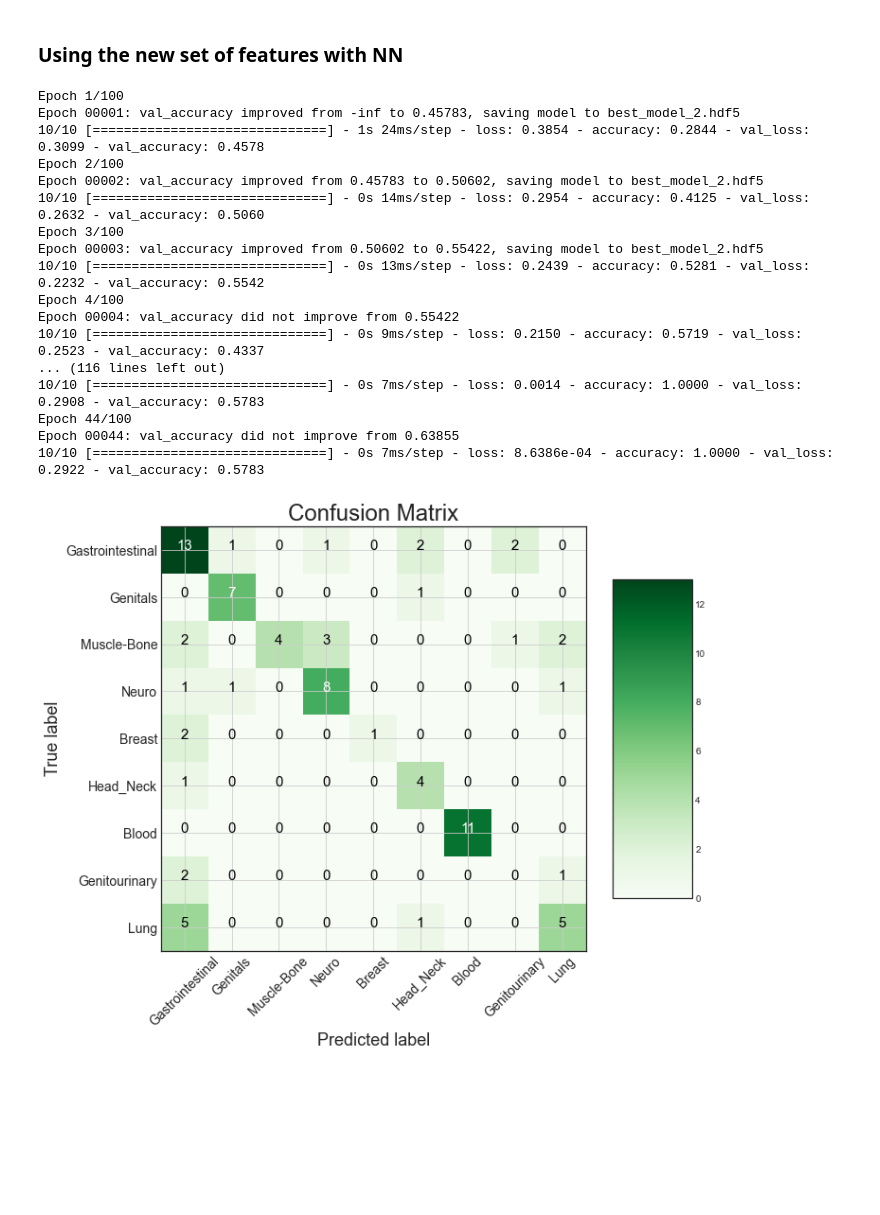
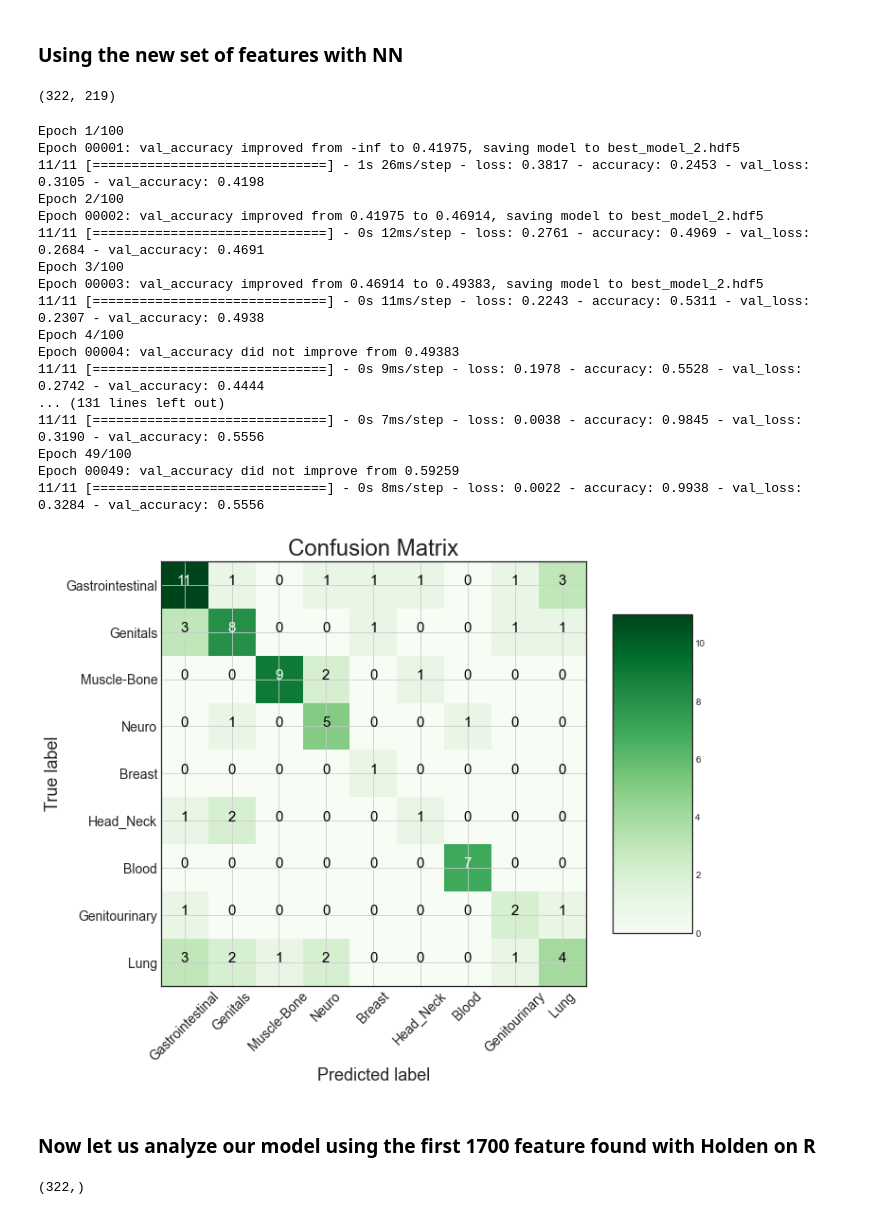
Before and after one commit to chiaraboetti/SML-project, a Jupyter notebook: model/multiclass/RF_multi.ipynb, the cells around one changed output. Drawn from its saved outputs; the diff is of its cells as text; code cells hidden in the pictures; blank space fills up the shorter version.

```diff
--- a/model/multiclass/RF_multi.ipynb
+++ b/model/multiclass/RF_multi.ipynb
@@ -150,7 +147,7 @@ plot_confusion_matrix(cm, classes = Cancer_Type,
 out = cross_validate(rf_class_weighted, x_train, y_train, cv = 5, n_jobs = -1,
                 scoring = 'accuracy', return_estimator = True)
 # %%
-x_train_feature_impo = Training.drop(['label','Unnamed: 0','DepMap_ID'], axis = 1)
+x_train_feature_impo = train1.drop(['label','Unnamed: 0','DepMap_ID'], axis = 1)
 
 feat_impo_all = []
 for i, estimator in enumerate(out['estimator']):
@@ -204,17 +201,13 @@ df3 = pd.DataFrame(feat_impo_all[3])
 df4 = pd.DataFrame(feat_impo_all[4])
 
 #consider the features that show up in all the 5 list of the important features
-most_impo_feat = pd.concat([df0, df1, df2, df3, df4], axis = 1).dropna()  #207 features
-genes = most_feat_impo.index
+most_impo_feat = pd.concat([df0, df1, df2, df3, df4], axis = 1).dropna()  #219 features
+genes = most_impo_feat.index
 # %%
-Training2, Test2 = train_test_split(second_split, train_size = 320,
-                                   test_size = 83, random_state=42,
-                                   shuffle=True, stratify=None,
-)
-
-y_test_2 = Test2.iloc[:,17395]
-x_train_2 = np.array(Training2.filter(genes, axis = 1))
-y_train_2 = Training2.iloc[:,17395]
-x_test_2 = np.array(Test2.filter(genes,axis = 1))
+# use data2 split that has been done at the beginning
+y_test_2 = test2.iloc[:,17395]
+x_train_2 = np.array(train2.filter(genes, axis = 1))
+y_train_2 = train2.iloc[:,17395]
+x_test_2 = np.array(test2.filter(genes,axis = 1))
 # %%
 #balanced RF
@@ -265,9 +256,13 @@ from keras import backend as K
 from sklearn.metrics import multilabel_confusion_matrix,confusion_matrix
 from sklearn.inspection import permutation_importance
 from sklearn.model_selection import train_test_split
+# %%
+np.shape(x_train_2)
+# %% [output]
+(322, 219)
 # %%
-X_train_reshaped = x_train_2.reshape(320,207)
-X_test_reshaped = x_test_2.reshape(83,207)
+X_train_reshaped = x_train_2.reshape(322,219)
+X_test_reshaped = x_test_2.reshape(81,219)
 
 y_train_NN = pd.get_dummies(y_train_2)
 y_test_NN = pd.get_dummies(y_test_2)
@@ -322,7 +317,7 @@ def categorical_focal_loss(alpha, gamma=2.):
 model = Sequential()
 
 #1°layer
-model.add(Dense(1500, input_shape=(207,)))
+model.add(Dense(1500, input_shape=(219,)))
 model.add(Activation('relu'))
 model.add(Dropout(0.2))
 
@@ -355,34 +350,36 @@ hystory = model.fit(X_train_reshaped, y_train_NN,
                    callbacks = (early_stopping_monitor,model_chekpoint_callback))
 # %% [output]
 Epoch 1/100
-Epoch 00001: val_accuracy improved from -inf to 0.45783, saving model to best_model_2.hdf5
-10/10 [==============================] - 1s 24ms/step - loss: 0.3854 - accuracy: 0.2844 - val_loss: 0.3099 - val_accuracy: 0.4578
+Epoch 00001: val_accuracy improved from -inf to 0.41975, saving model to best_model_2.hdf5
+11/11 [==============================] - 1s 26ms/step - loss: 0.3817 - accuracy: 0.2453 - val_loss: 0.3105 - val_accuracy: 0.4198
 Epoch 2/100
-Epoch 00002: val_accuracy improved from 0.45783 to 0.50602, saving model to best_model_2.hdf5
-10/10 [==============================] - 0s 14ms/step - loss: 0.2954 - accuracy: 0.4125 - val_loss: 0.2632 - val_accuracy: 0.5060
+Epoch 00002: val_accuracy improved from 0.41975 to 0.46914, saving model to best_model_2.hdf5
+11/11 [==============================] - 0s 12ms/step - loss: 0.2761 - accuracy: 0.4969 - val_loss: 0.2684 - val_accuracy: 0.4691
 Epoch 3/100
-Epoch 00003: val_accuracy improved from 0.50602 to 0.55422, saving model to best_model_2.hdf5
-10/10 [==============================] - 0s 13ms/step - loss: 0.2439 - accuracy: 0.5281 - val_loss: 0.2232 - val_accuracy: 0.5542
+Epoch 00003: val_accuracy improved from 0.46914 to 0.49383, saving model to best_model_2.hdf5
+11/11 [==============================] - 0s 11ms/step - loss: 0.2243 - accuracy: 0.5311 - val_loss: 0.2307 - val_accuracy: 0.4938
 Epoch 4/100
-Epoch 00004: val_accuracy did not improve from 0.55422
-10/10 [==============================] - 0s 9ms/step - loss: 0.2150 - accuracy: 0.5719 - val_loss: 0.2523 - val_accuracy: 0.4337
-... (116 lines left out)
-10/10 [==============================] - 0s 7ms/step - loss: 0.0014 - accuracy: 1.0000 - val_loss: 0.2908 - val_accuracy: 0.5783
-Epoch 44/100
-Epoch 00044: val_accuracy did not improve from 0.63855
-10/10 [==============================] - 0s 7ms/step - loss: 8.6386e-04 - accuracy: 1.0000 - val_loss: 0.2922 - val_accuracy: 0.5783
+Epoch 00004: val_accuracy did not improve from 0.49383
+11/11 [==============================] - 0s 9ms/step - loss: 0.1978 - accuracy: 0.5528 - val_loss: 0.2742 - val_accuracy: 0.4444
+... (131 lines left out)
+11/11 [==============================] - 0s 7ms/step - loss: 0.0038 - accuracy: 0.9845 - val_loss: 0.3190 - val_accuracy: 0.5556
+Epoch 49/100
+Epoch 00049: val_accuracy did not improve from 0.59259
+11/11 [==============================] - 0s 8ms/step - loss: 0.0022 - accuracy: 0.9938 - val_loss: 0.3284 - val_accuracy: 0.5556
 # %%
 best_model_2 = load_model('best_model_2.hdf5', compile=False)
 y_pred = np.argmax(best_model_2.predict(X_test_reshaped),axis = 1)
 y_pred = pd.get_dummies(y_pred)
 y_pred = y_pred.T.reindex(range(9)).T.fillna(0)
 
 
 y_pred = np.argmax(best_model_2.predict(X_test_reshaped),axis = 1)
-y_test_confusion = Test2.iloc[:,17395]
+y_test_confusion = test2.iloc[:,17395]
 
 cm = confusion_matrix(y_test_confusion,y_pred)
 plot_confusion_matrix(cm, classes = Cancer_Type,
                         title = 'Confusion Matrix')
 # %% [output]
-[figure, old version]
+[figure, new version]
+# %% [markdown]
+### Now let us analyze our model using the first 1700 feature found with Holden on R
@@ -388,0 +397,4 @@ plot_confusion_matrix(cm, classes = Cancer_Type,
+# %%
+np.shape(y_train2)
+# %% [output]
+(322,)
```
Also changed, not shown: parts of 27 cells of this notebook.
